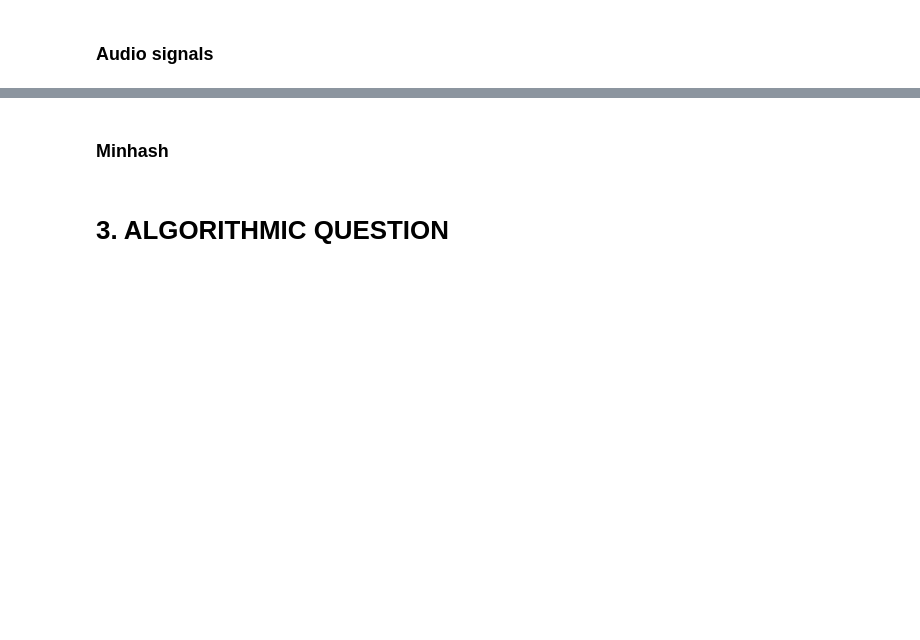
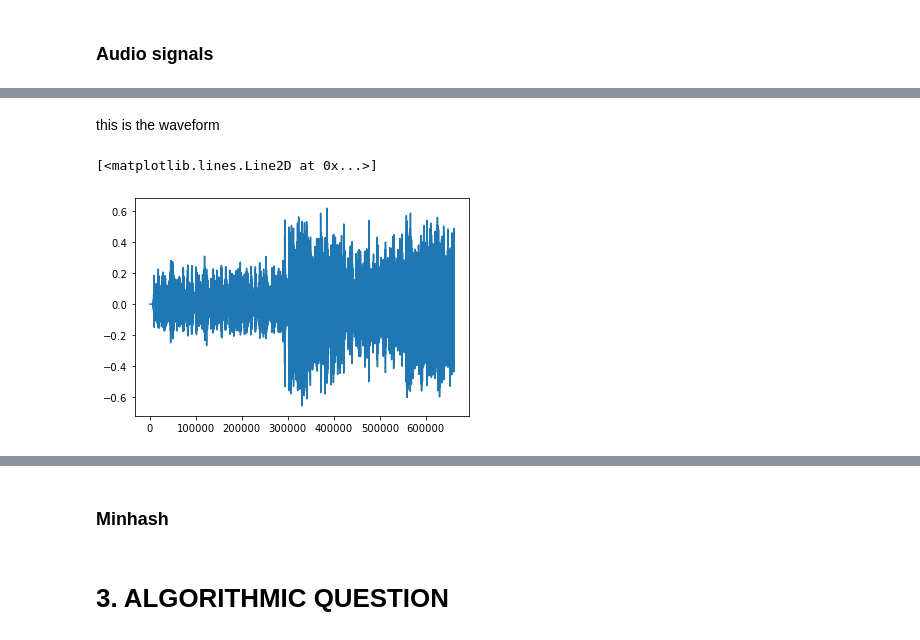
Before and after one commit to PliniLeonardo/ADM_HW4, a Jupyter notebook: homework4.ipynb, the cells around one changed output, grey strips where cells are left out. Saved outputs shown, nothing was run; the diff lists cells and outputs as text; code cells hidden in the pictures; blank space fills up the shorter version.

```diff
--- a/homework4.ipynb
+++ b/homework4.ipynb
@@ -47,3 +32,5 @@ array([14.29508  ,  3.381905 , 14.321033 ,  3.4989123,  4.321933 ,
+# %%
+tracks = retrieve_tracks()
 # %%
 for idx, audio in enumerate(tracks):
     if idx >= 2:
@@ -55,0 +40,5 @@ NameError: name 'tracks' is not defined
+# %%
+all_peak = []
+for audio in tqdm(tracks, total = N_TRACKS):
+    track, sr, onset_env, peaks = load_audio_picks(audio, DURATION, HOP_SIZE)
+    all_peak.append(len(peaks))
@@ -55,0 +64,8 @@ NameError: name 'tracks' is not defined
+# %% [markdown]
+this is the waveform
+# %%
+plt.plot(track)
+#plt.xlim([10000,10500])
+# %% [output]
+[<matplotlib.lines.Line2D at 0x...>]
+[figure, added]
```
Also changed, not shown: parts of 9 cells of this notebook, 1 other file.
